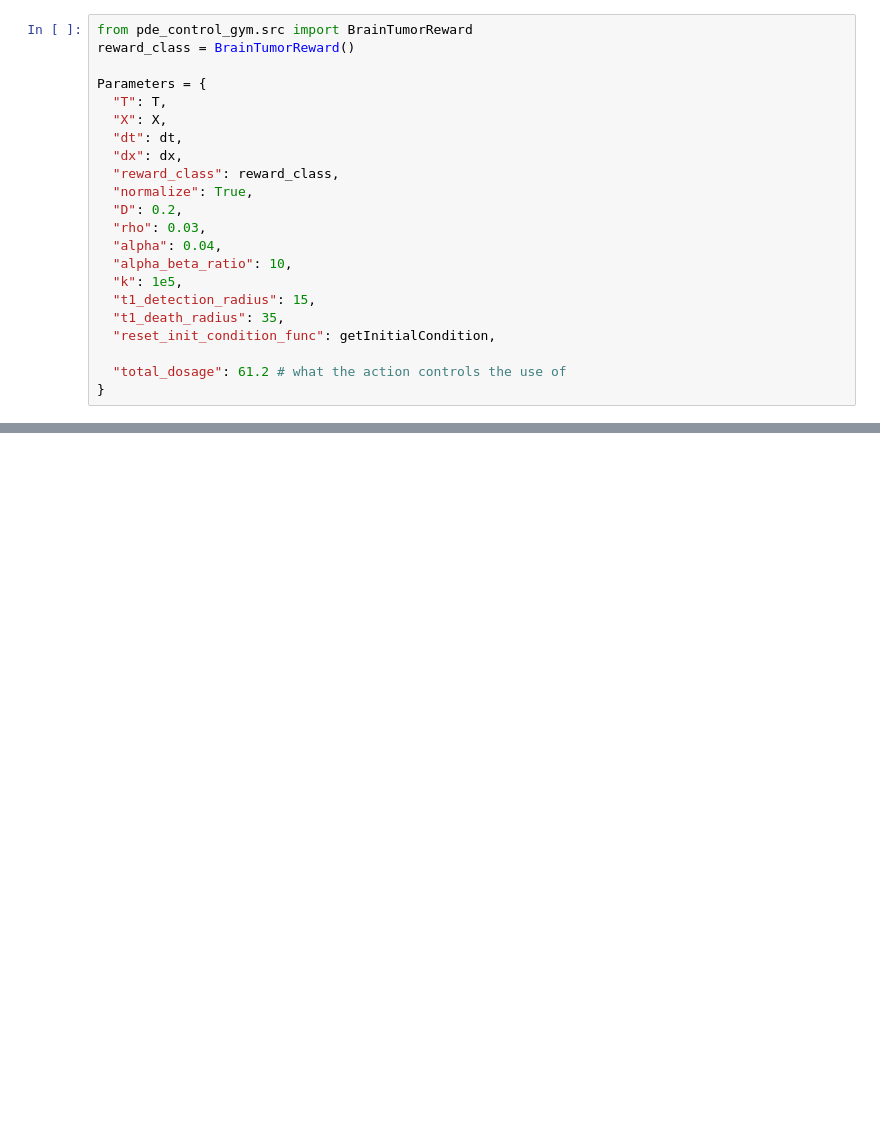
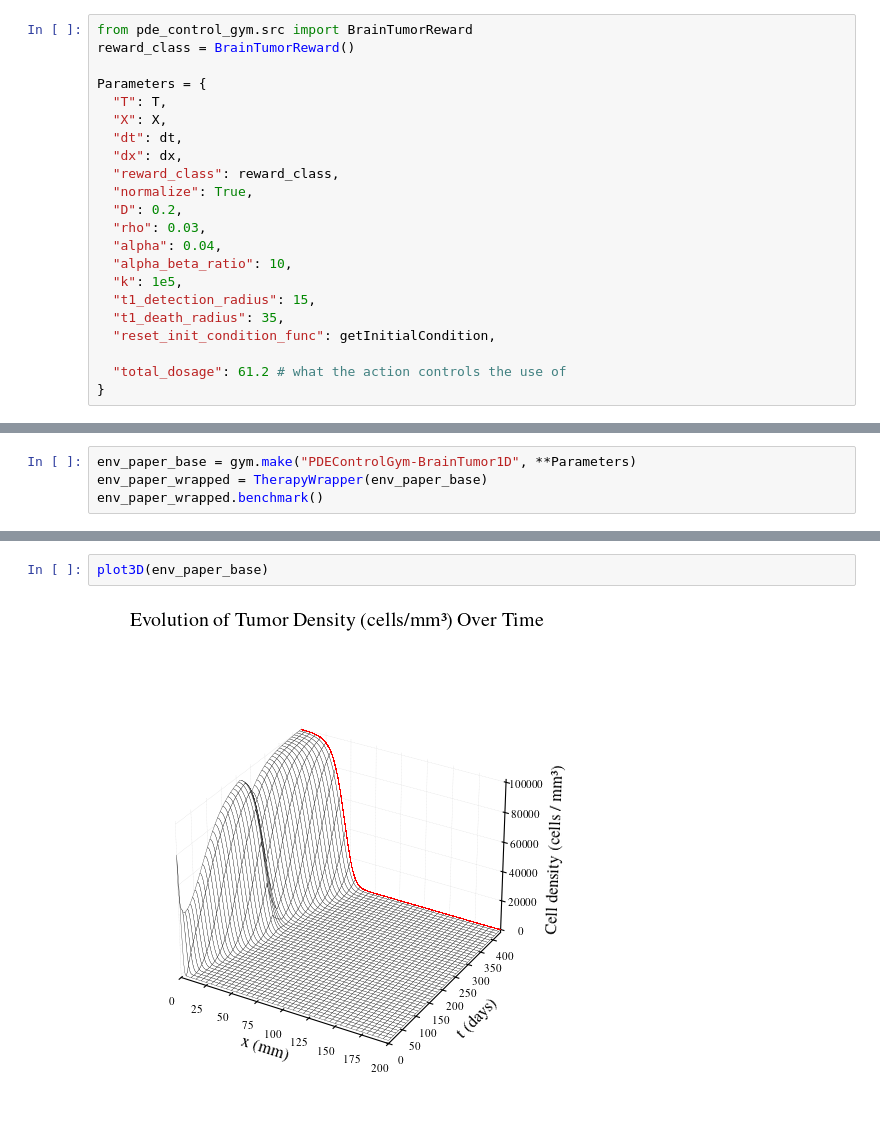
Before and after one commit to lukebhan/PDEControlGym, a Jupyter notebook: examples/BrainTumor1D/BrainTumor1DExample.ipynb, the cells around one changed output, grey strips where cells are left out. Saved outputs shown, nothing was run; the diff lists cells and outputs as text; blank space fills up the shorter version.

```diff
--- a/examples/BrainTumor1D/BrainTumor1DExample.ipynb
+++ b/examples/BrainTumor1D/BrainTumor1DExample.ipynb
@@ -124,3 +233,7 @@ Reward Class: time_index - t_benchmark = 363 - 363
 [Episode Reward] 0
 
 rewOpenLoop = 6.17656816492804
+# %%
+env_paper_base = gym.make("PDEControlGym-BrainTumor1D", **Parameters)
+env_paper_wrapped = TherapyWrapper(env_paper_base)
+env_paper_wrapped.benchmark()
@@ -184,0 +385,4 @@ NameError: name 'envOpenLoop' is not defined
+# %%
+plot3D(env_paper_base)
+# %% [output]
+[figure, added]
```
Also changed, not shown: parts of 16 cells of this notebook, 2 other files.
